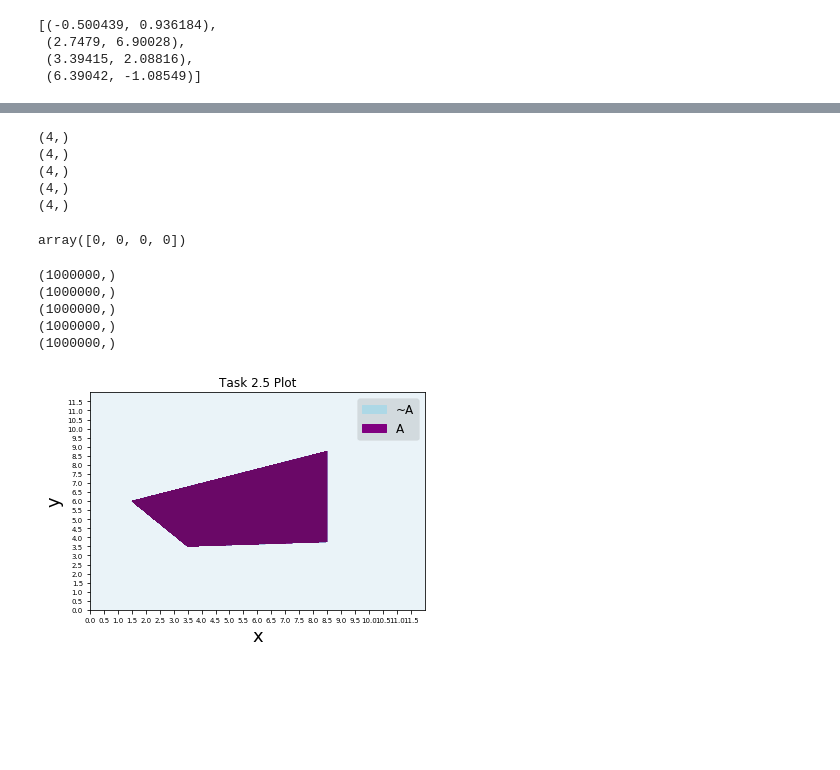
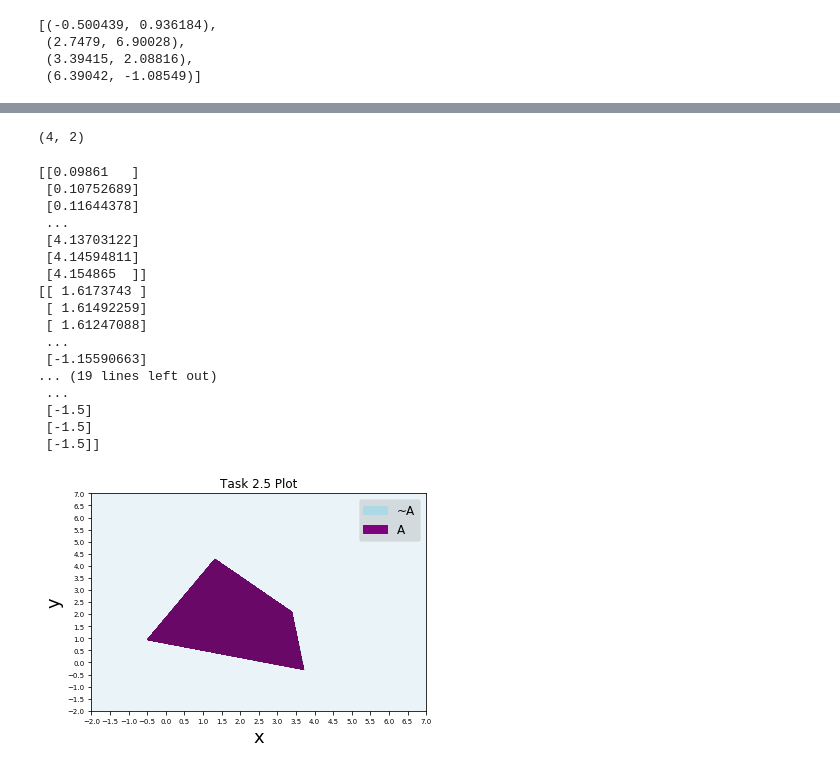
Before and after one commit to apurvmishra99/inf2b, a Jupyter notebook: task2_explore.ipynb, the cells around one changed output, grey strips where cells are left out. Drawn from its saved outputs; the diff is of its cells as text; code cells hidden in the pictures; blank space fills up the shorter version.

Commit message:
Lots of progress only s tasks left

```diff
--- a/task2_explore.ipynb
+++ b/task2_explore.ipynb
@@ -39,10 +37,11 @@ def step(x):
     return 1 * (x > 0)
 # %%
 def task2_hNeuron(W, X):
+    X = X.T
     bias = W[0]
     W = np.delete(W, 0, 0)
-    # W.T shape == (1 x D)
-    # X.T shape == (D x N)
+    # W shape == (D x 1)
+    # X.shape == (D x N)
     Y = (W.T @ X) + bias
     # Y shape == (N x 1)
     return step(Y.T)
@@ -61,26 +61 @@ def task2_sNeuron(W, X):
     return sigmoid(Y.T)
-# %%
-def task2_hNN_A(X):
-    # Weights for first layer
-    W1 = np.asanyarray([-3.325, -0.05, 1])
-    W2 = np.asanyarray([8.5, -1, 0])
-    W3 = np.asanyarray([303.0/56, 11.0/28, -1])
-    W4 = np.asanyarray([-7.875, 1.25, 1])
-
-    # Outputs from first layer
-    Y1 = task2_hNeuron(W1, X)
-    Y2 = task2_hNeuron(W2, X)
-    Y3 = task2_hNeuron(W3, X)
-    Y4 = task2_hNeuron(W4, X)
-
-    #  Weights for second layer
-    W5 = np.array([-3.5, 1, 1, 1, 1])
-
-    X_out = np.vstack((Y1,Y2,Y3,Y4))
-
-    Y = task2_hNeuron(W5, X_out)
-
-    return Y
-# %%
-X = np.asanyarray([[3.5, 3.5], [8.5,3.75],[8.5, 8.75],[1.5,6]])
-print(X)
@@ -92,9 +61,0 @@ print(X)
-# %%
-task2_hNN_A(X.T)
-# %% [output]
-(4,)
-(4,)
-(4,)
-(4,)
-(4,)
-array([0, 0, 0, 0])
@@ -101,38 +139,56 @@ array([0, 0, 0, 0])
+# %%
+X = np.asanyarray([[0, 0], [2.38638639, 1.22122122],
+       [2.39039039, 1.22122122],[2.28628629, 1.31731732]])
+print(X.shape)
+# %% [output]
+(4, 2)
 # %%
 import matplotlib.pyplot as plt
 from matplotlib import cm
 import matplotlib.patches as mpatches
 # %%
 # Generate points between 0 and 10 to classify
-x_points = np.linspace(0,12, 1000)
-y_points = np.linspace(0,12,1000)
+x_points = np.linspace(-2,7, 1000)
+y_points = np.linspace(-2,7,1000)
 xx, yy = np.meshgrid(x_points, y_points)
 gridX = np.vstack((xx.ravel(), yy.ravel()))
 
 
 # Classify the points and reshape the result to fit the plot function
-data = task2_hNN_A(gridX)
+data = task2_hNN_A(gridX.T)
 data = data.reshape((x_points.shape[0], y_points.shape[0]))
 # Setup the plot title and axis
 plt.title('Task 2.5 Plot')
-plt.xticks(np.arange(0, 12, 0.5), fontsize=7)
-plt.yticks(np.arange(0, 12, 0.5),fontsize=7)
+plt.xticks(np.arange(-2, 12, 0.5), fontsize=7)
+plt.yticks(np.arange(-2, 12, 0.5),fontsize=7)
 plt.xlabel('x', fontsize=18)
 plt.ylabel('y', fontsize=18)
 
 # Setup legend
 
 blue_patch_legend = mpatches.Patch(color='lightblue', label='~A')
 purple_patch_legend = mpatches.Patch(color='purple', label='A')
 plt.legend(loc='best', fancybox=True, framealpha=0.1, handles=[blue_patch_legend, purple_patch_legend], facecolor='black', fontsize=12)
 
 # Plot data and show result
 plt.contourf(xx, yy, data, cmap=cm.BuPu)
 plt.show()
 # %% [output]
-(1000000,)
-(1000000,)
-(1000000,)
-(1000000,)
-(1000000,)
+[[0.09861   ]
+ [0.10752689]
+ [0.11644378]
+ ...
+ [4.13703122]
+ [4.14594811]
+ [4.154865  ]]
+[[ 1.6173743 ]
+ [ 1.61492259]
+ [ 1.61247088]
+ ...
+ [-1.15590663]
+... (19 lines left out)
+ ...
+ [-1.5]
+ [-1.5]
+ [-1.5]]
-[figure, old version]
+[figure, new version]
```
Also changed, not shown: parts of 33 cells of this notebook, 5 other files.
